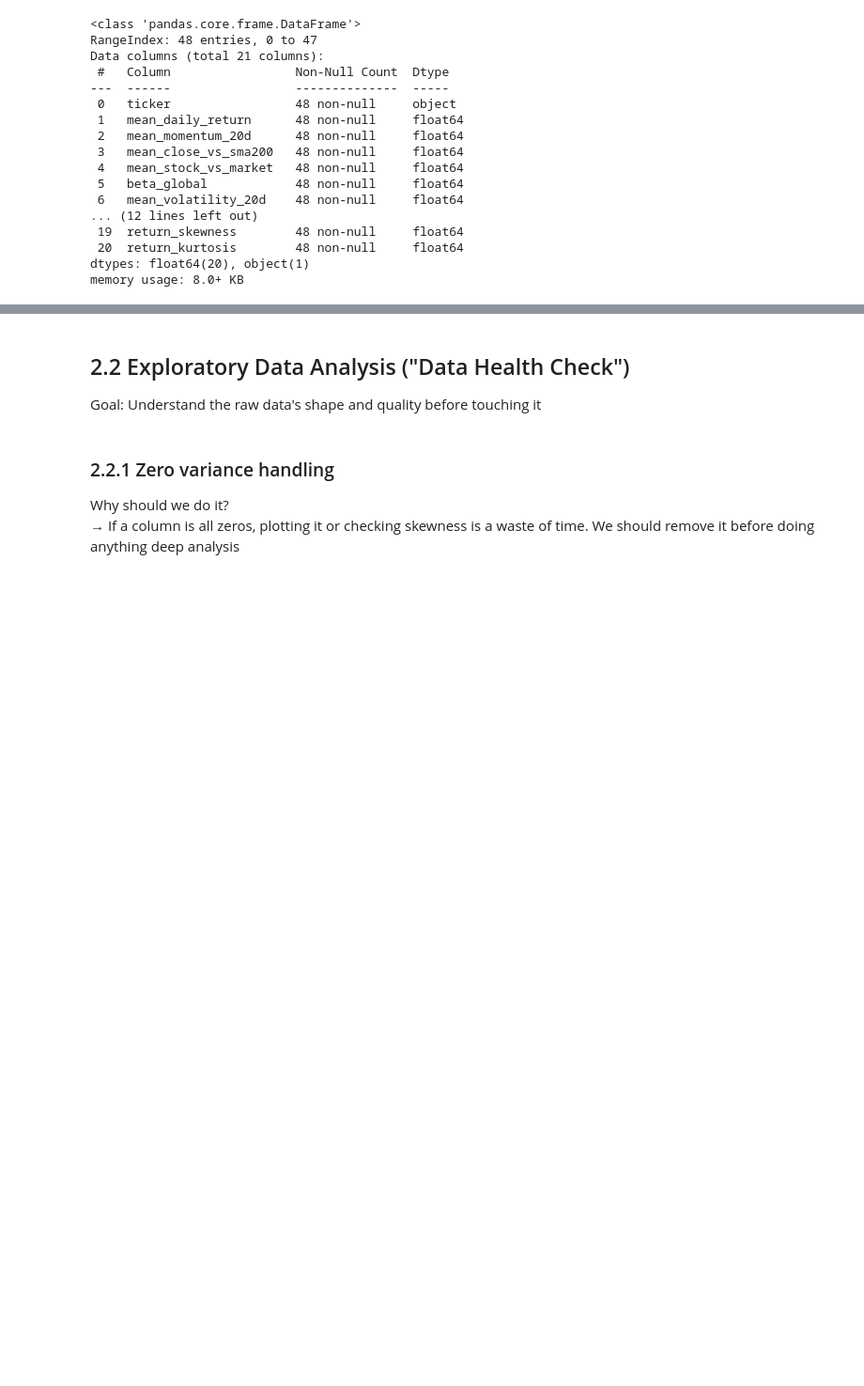
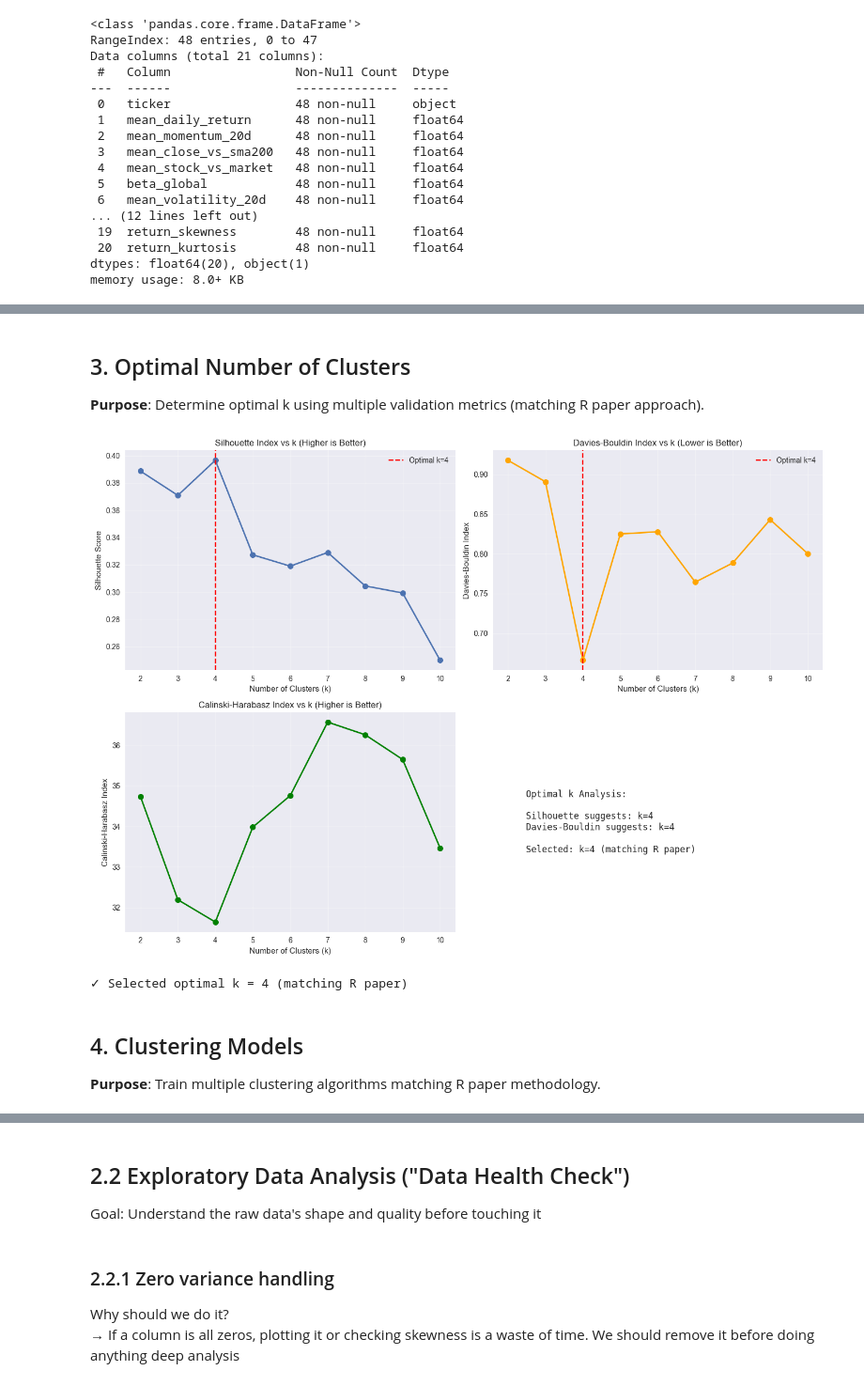
Before and after one commit to giangphuongtran/trading-pipeline, a Jupyter notebook: ml/notebooks/firstModel_clustering.ipynb, the cells around one changed output, grey strips where cells are left out. Shown at 94% size. Saved outputs shown, nothing was run; the diff lists cells and outputs as text; code cells hidden in the pictures; blank space fills up the shorter version.

Commit message:
Finishing the 1st model and streamlit

```diff
--- a/ml/notebooks/preprocessing.ipynb
+++ b/ml/notebooks/firstModel_clustering.ipynb
@@ -66,0 +194,70 @@ memory usage: 8.0+ KB
+# %% [markdown]
+## 3. Optimal Number of Clusters
+**Purpose**: Determine optimal k using multiple validation metrics (matching R paper approach).
+# %%
+# Find optimal k (matching R paper methodology)
+k_range = range(2, 11)
+optimal_k_results = []
+
+for k in k_range:
+    km = KMeans(n_clusters=k, random_state=RANDOM_STATE, n_init=10)
+    labels = km.fit_predict(features_pca)
+
+    sil = silhouette_score(features_pca, labels)
+    db = davies_bouldin_score(features_pca, labels)
+    ch = calinski_harabasz_score(features_pca, labels)
+
+    optimal_k_results.append({'k': k, 'silhouette': sil, 'davies_bouldin': db, 'calinski_harabasz': ch})
+
+optimal_k_df = pd.DataFrame(optimal_k_results)
+
+# Visualize metrics
+fig, axes = plt.subplots(2, 2, figsize=(14, 10))
+
+# Silhouette (higher is better)
+axes[0, 0].plot(optimal_k_df['k'], optimal_k_df['silhouette'], 'o-', linewidth=2, markersize=8)
+axes[0, 0].set_xlabel('Number of Clusters (k)')
+axes[0, 0].set_ylabel('Silhouette Score')
+axes[0, 0].set_title('Silhouette Index vs k (Higher is Better)')
+axes[0, 0].grid(True, alpha=0.3)
+optimal_k_sil = optimal_k_df.loc[optimal_k_df['silhouette'].idxmax(), 'k']
+axes[0, 0].axvline(x=optimal_k_sil, color='r', linestyle='--', label=f'Optimal k={optimal_k_sil}')
+axes[0, 0].legend()
+
+# Davies-Bouldin (lower is better)
+axes[0, 1].plot(optimal_k_df['k'], optimal_k_df['davies_bouldin'], 'o-', linewidth=2, markersize=8, color='orange')
+axes[0, 1].set_xlabel('Number of Clusters (k)')
+axes[0, 1].set_ylabel('Davies-Bouldin Index')
+axes[0, 1].set_title('Davies-Bouldin Index vs k (Lower is Better)')
+axes[0, 1].grid(True, alpha=0.3)
+optimal_k_db = optimal_k_df.loc[optimal_k_df['davies_bouldin'].idxmin(), 'k']
+axes[0, 1].axvline(x=optimal_k_db, color='r', linestyle='--', label=f'Optimal k={optimal_k_db}')
+axes[0, 1].legend()
+
+# Calinski-Harabasz (higher is better)
+axes[1, 0].plot(optimal_k_df['k'], optimal_k_df['calinski_harabasz'], 'o-', linewidth=2, markersize=8, color='green')
+axes[1, 0].set_xlabel('Number of Clusters (k)')
+axes[1, 0].set_ylabel('Calinski-Harabasz Index')
+axes[1, 0].set_title('Calinski-Harabasz Index vs k (Higher is Better)')
+axes[1, 0].grid(True, alpha=0.3)
+
+# Summary table
+axes[1, 1].axis('off')
+summary_text = f"Optimal k Analysis:\n\n"
+summary_text += f"Silhouette suggests: k={optimal_k_sil}\n"
+summary_text += f"Davies-Bouldin suggests: k={optimal_k_db}\n"
+summary_text += f"\nSelected: k=4 (matching R paper)"
+axes[1, 1].text(0.1, 0.5, summary_text, fontsize=12, verticalalignment='center', family='monospace')
+
+plt.tight_layout()
+plt.show()
+
+# Set optimal k = 4 (matching R paper)
+OPTIMAL_K = 4
+print(f"\n✓ Selected optimal k = {OPTIMAL_K} (matching R paper)")
+# %% [output]
+[figure, added]
+✓ Selected optimal k = 4 (matching R paper)
+# %% [markdown]
+## 4. Clustering Models
+**Purpose**: Train multiple clustering algorithms matching R paper methodology.
```
Also changed, not shown: parts of 36 cells of this notebook, 3 other files.
